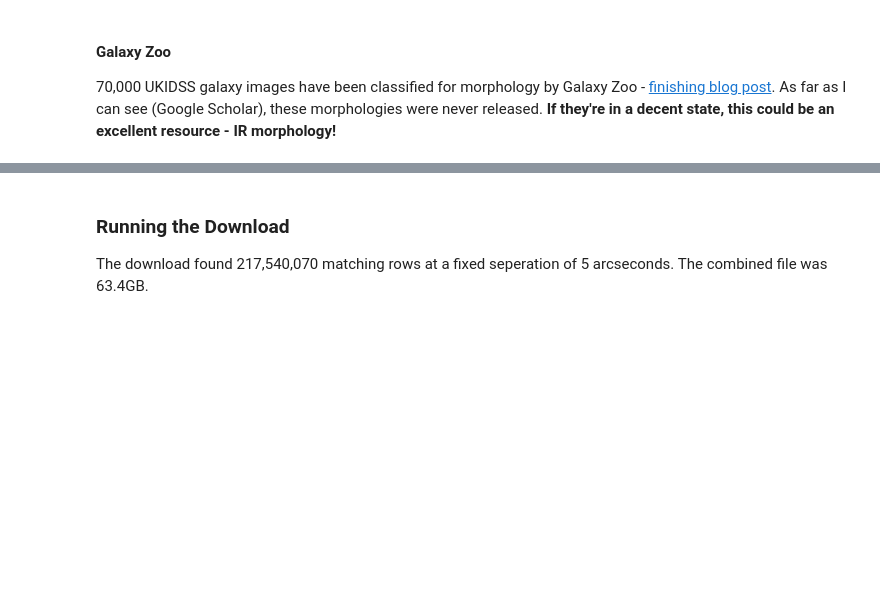
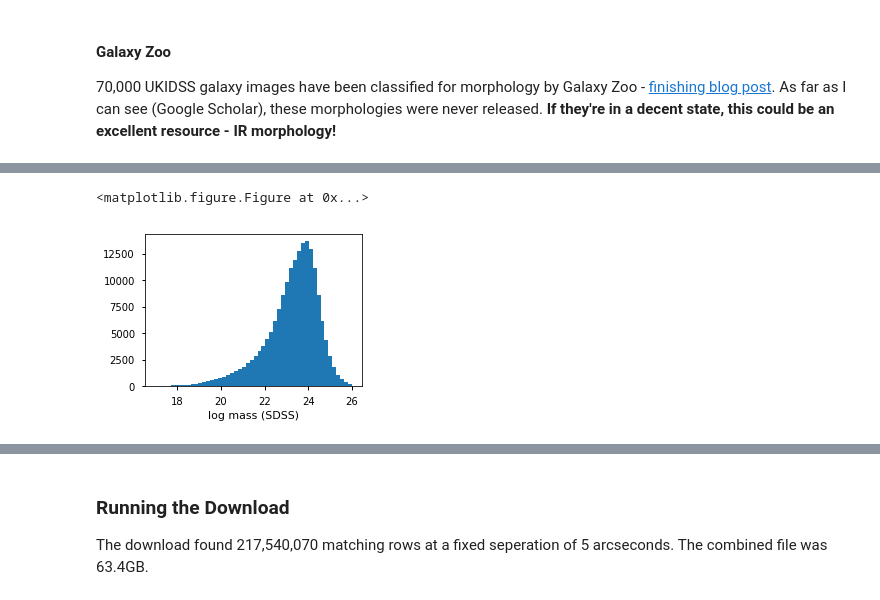
Before and after one commit to mwalmsley/find_agn, a Jupyter notebook: get_ukidss_and_sdss.ipynb, the cells around one changed output, grey strips where cells are left out. Drawn from its saved outputs; the diff is of its cells as text; code cells hidden in the pictures; blank space fills up the shorter version.

```diff
--- a/get_ukidss_and_sdss.ipynb
+++ b/get_ukidss_and_sdss.ipynb
@@ -199,0 +568,13 @@ I haven't looked into this yet.
+# %%
+log_mass = np.log(remove_bad_values(data['ELPETRO_MASS']))
+log_mass = log_mass[(log_mass > 17) & (log_mass < 26)]  # remove crazy tails
+
+plt.clf()
+fig, axes = plt.subplots(ncols=1, figsize=(4, 3))
+axes.hist(log_mass, bins=n_bins)
+axes.set_xlabel('log mass (SDSS)')
+# axes[0].set_ylabel('Galaxies')
+fig.tight_layout()
+# %% [output]
+<matplotlib.figure.Figure at 0x...>
+[figure, added]
```
Also changed, not shown: parts of 63 cells of this notebook.
